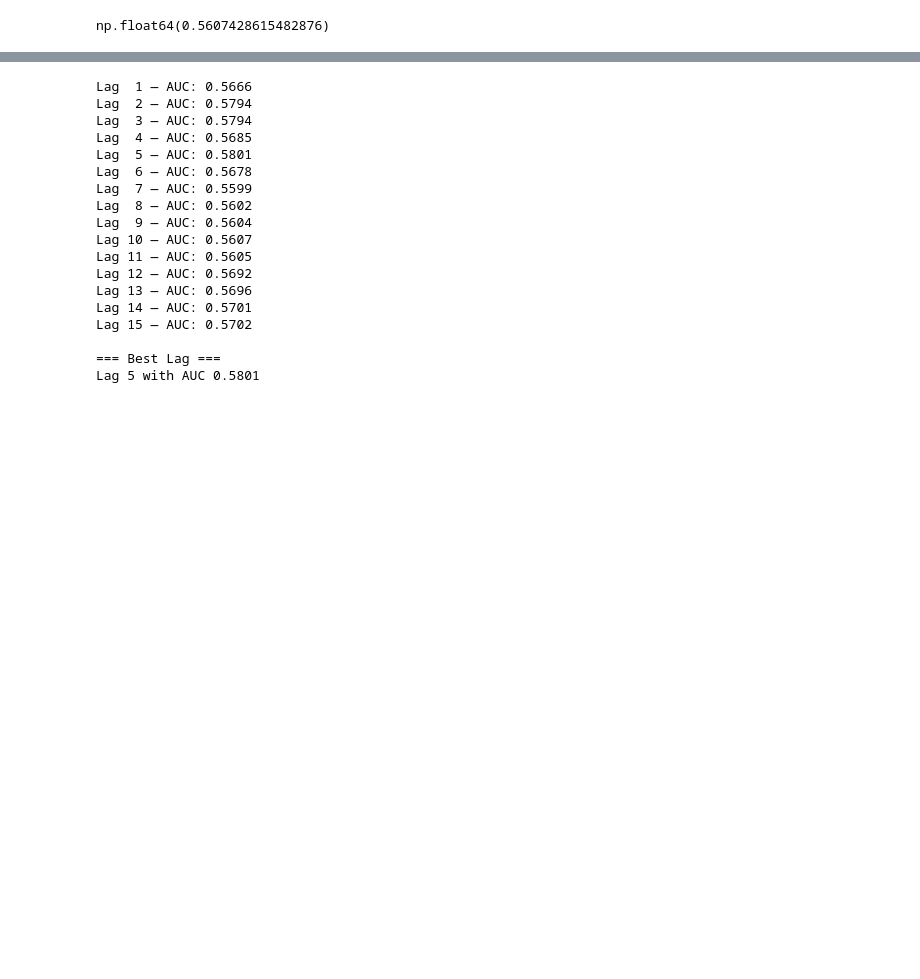
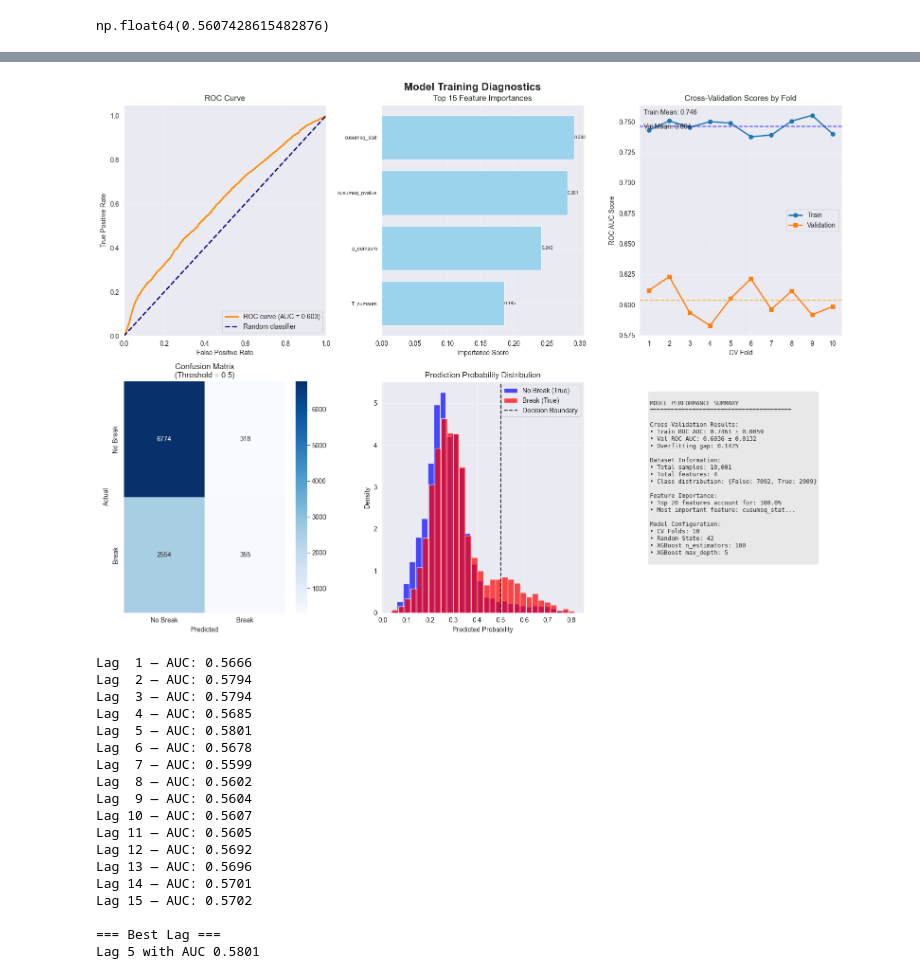
Before and after one commit to StefanConstantin707/adia-lab-structural-break-challenge, a Jupyter notebook: notebooks/07_evaluate_cumsum.ipynb, the cells around one changed output, grey strips where cells are left out. Drawn from its saved outputs; the diff is of its cells as text; code cells hidden in the pictures; blank space fills up the shorter version.

```diff
--- a/notebooks/07_evaluate_cumsum.ipynb
+++ b/notebooks/07_evaluate_cumsum.ipynb
@@ -111,7 +115,7 @@ def _ols_fit(X: np.ndarray, y: np.ndarray) -> Tuple[np.ndarray, np.ndarray, floa
 # %%
 def cumsum(f):
     feats = {}
-    series_full = np.concatenate([f.period_0_values, f.period_1_values])
+    series_full = f.values
 
     # Build lagged matrices
     X_full, y_full = _build_lagged_matrix(series_full, lags=lags)
@@ -171,6 +175,13 @@ for series_id, ts_obj in tqdm(train_series.items()):
 
 feature_df = pd.DataFrame(feature_list, index=series_ids)
 label_series = pd.Series(labels, index=series_ids, name='has_break')
+# %%
+def feat_ex_1(ts_obj: TimeSeriesData):
+    feats = cumsum(ts_obj)
+    feats = pd.DataFrame([feats])
+    return feats
+# %%
+trainClass = TimeSeriesModelTrainer(feat_ex_1)
 # %%
 import seaborn as sns
 sns.histplot(feature_df.p_cumsum)
@@ -212,3 +223,5 @@ md = cross_validate(model, feature_df, label_series, cv=5, scoring='roc_auc')
 md["test_score"].mean()
 # %% [output]
 np.float64(0.5607428615482876)
+# %%
+trainClass.train_and_evaluate()
@@ -215,3 +253,7 @@ np.float64(0.5607428615482876)
+# %%
+trainClass.plot_diagnostics()
+# %% [output]
+[figure, added]
 # %%
 from sklearn.model_selection import cross_validate
 from sklearn.linear_model import LogisticRegressionCV
```
Also changed, not shown: parts of 4 cells of this notebook, 4 other files.
